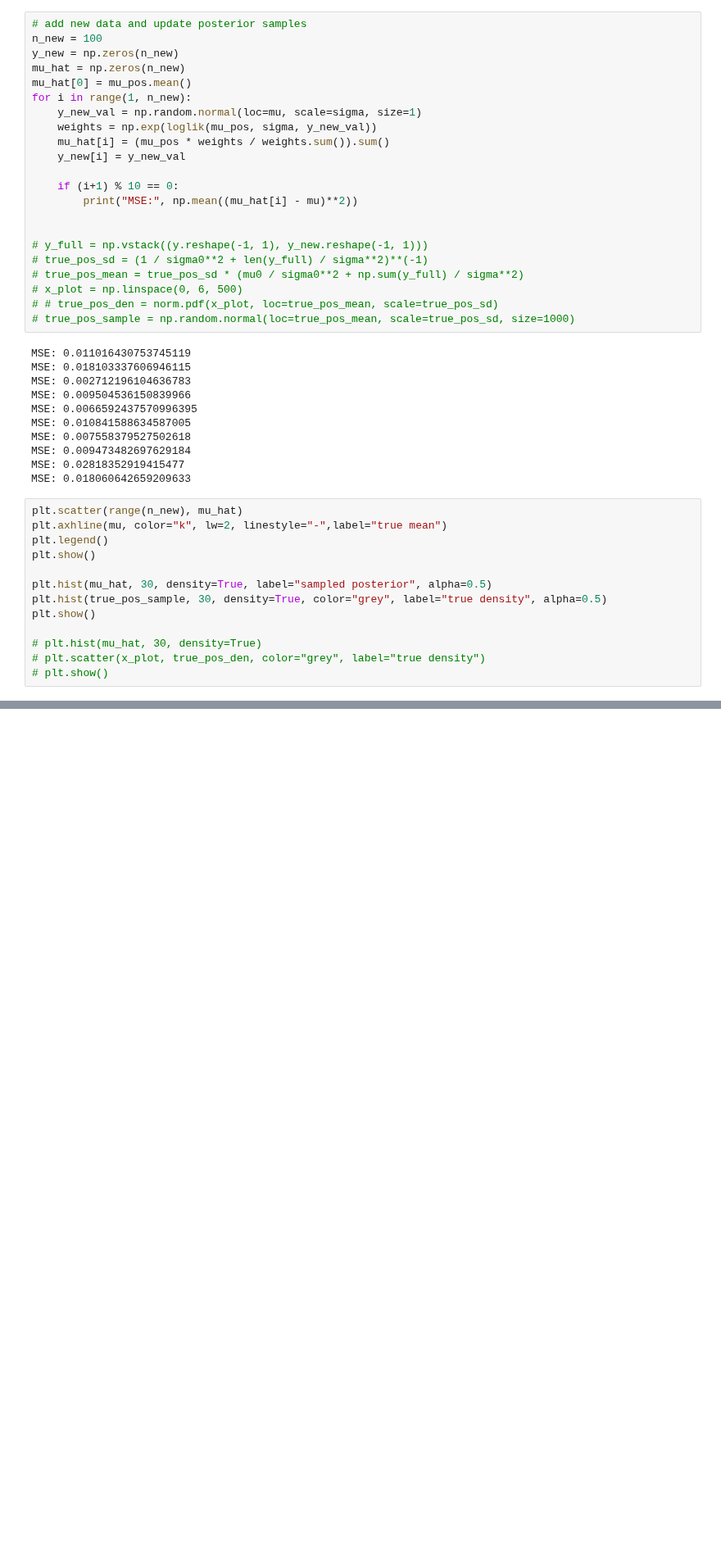
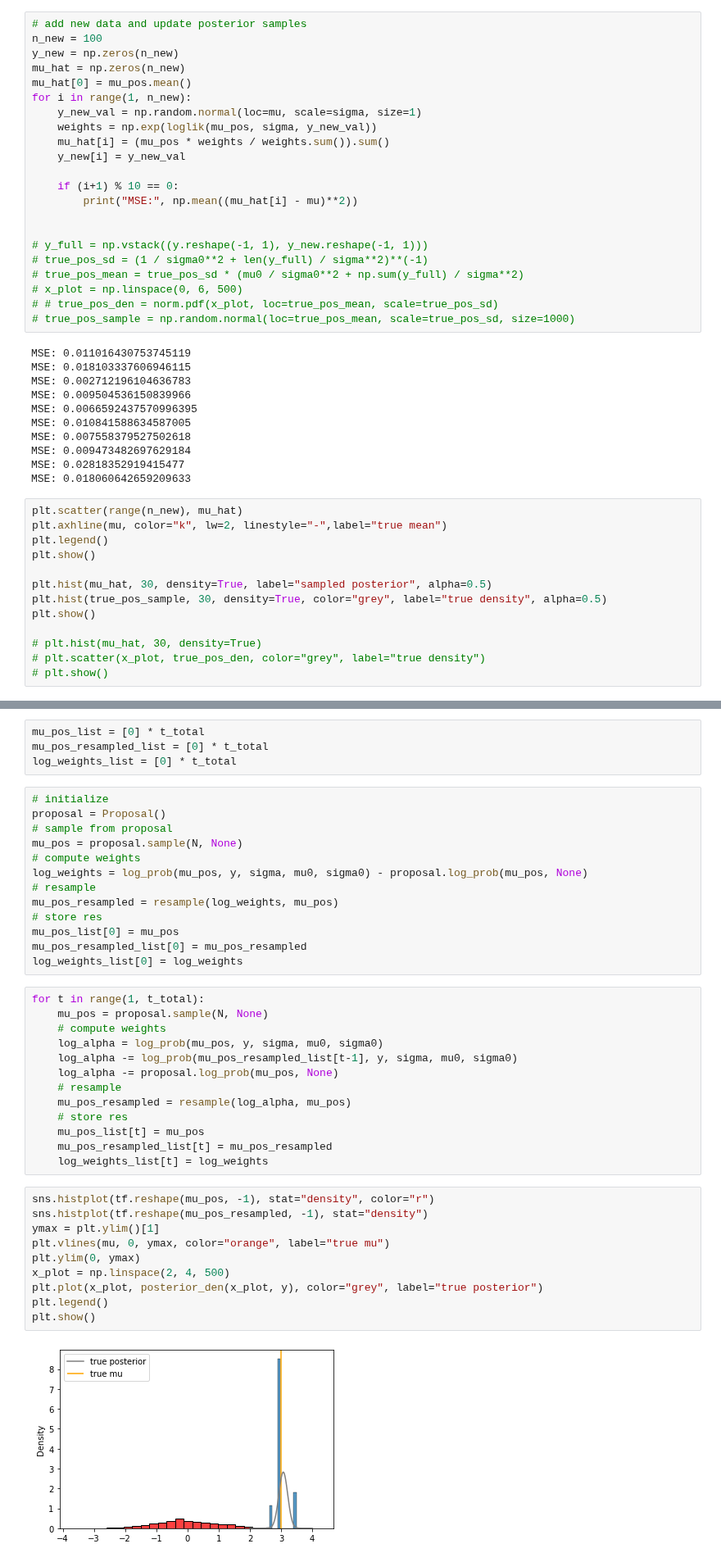
Before and after one commit to XingLLiu/u-stat-high-dim, a Jupyter notebook: example.ipynb, the cells around one changed output, grey strips where cells are left out. Shown at 82% size. Saved outputs shown, nothing was run; the diff lists cells and outputs as text; blank space fills up the shorter version.

```diff
--- a/example.ipynb
+++ b/example.ipynb
@@ -187,0 +455,42 @@ plt.show()
+# %%
+mu_pos_list = [0] * t_total
+mu_pos_resampled_list = [0] * t_total
+log_weights_list = [0] * t_total
+# %%
+# initialize
+proposal = Proposal()
+# sample from proposal
+mu_pos = proposal.sample(N, None)
+# compute weights
+log_weights = log_prob(mu_pos, y, sigma, mu0, sigma0) - proposal.log_prob(mu_pos, None)
+# resample
+mu_pos_resampled = resample(log_weights, mu_pos)
+# store res
+mu_pos_list[0] = mu_pos
+mu_pos_resampled_list[0] = mu_pos_resampled
+log_weights_list[0] = log_weights
+# %%
+for t in range(1, t_total):
+    mu_pos = proposal.sample(N, None)
+    # compute weights
+    log_alpha = log_prob(mu_pos, y, sigma, mu0, sigma0)
+    log_alpha -= log_prob(mu_pos_resampled_list[t-1], y, sigma, mu0, sigma0)
+    log_alpha -= proposal.log_prob(mu_pos, None)
+    # resample
+    mu_pos_resampled = resample(log_alpha, mu_pos)
+    # store res
+    mu_pos_list[t] = mu_pos
+    mu_pos_resampled_list[t] = mu_pos_resampled
+    log_weights_list[t] = log_weights
+# %%
+sns.histplot(tf.reshape(mu_pos, -1), stat="density", color="r")
+sns.histplot(tf.reshape(mu_pos_resampled, -1), stat="density")
+ymax = plt.ylim()[1]
+plt.vlines(mu, 0, ymax, color="orange", label="true mu")
+plt.ylim(0, ymax)
+x_plot = np.linspace(2, 4, 500)
+plt.plot(x_plot, posterior_den(x_plot, y), color="grey", label="true posterior")
+plt.legend()
+plt.show()
+# %% [output]
+[figure, added]
```
Also changed, not shown: parts of 40 cells of this notebook, 8 other files.
